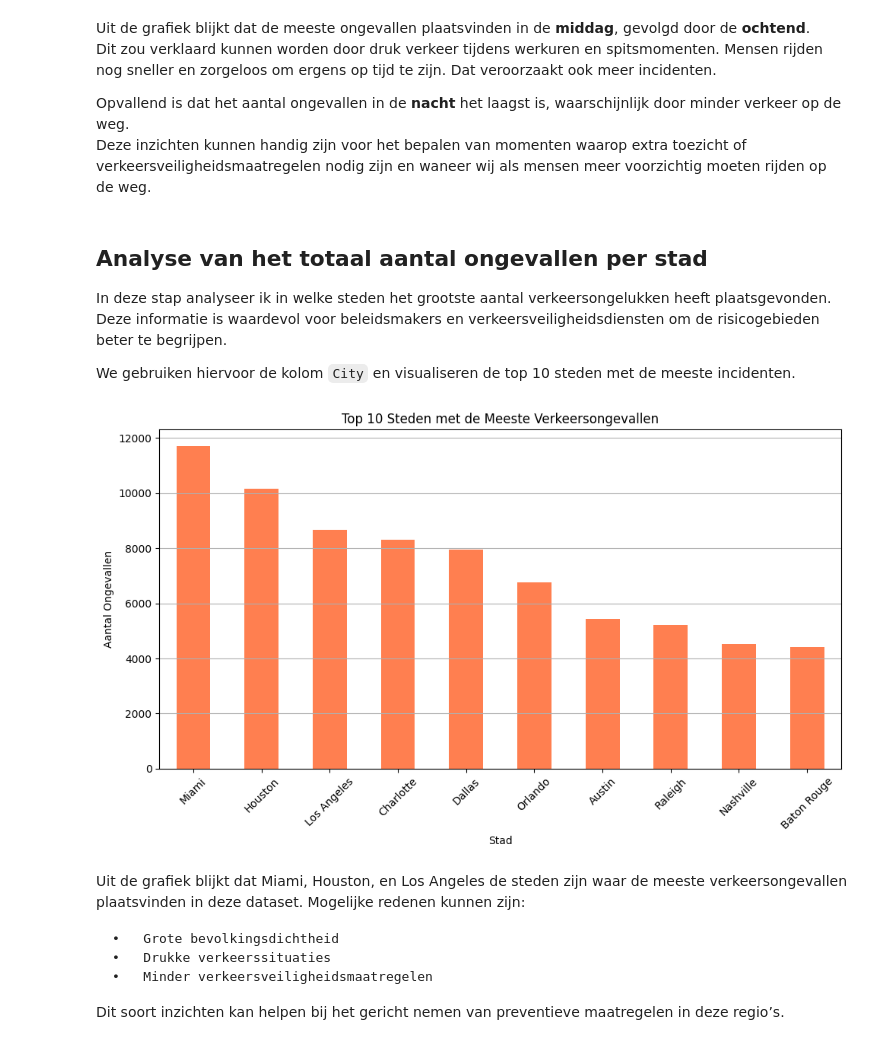
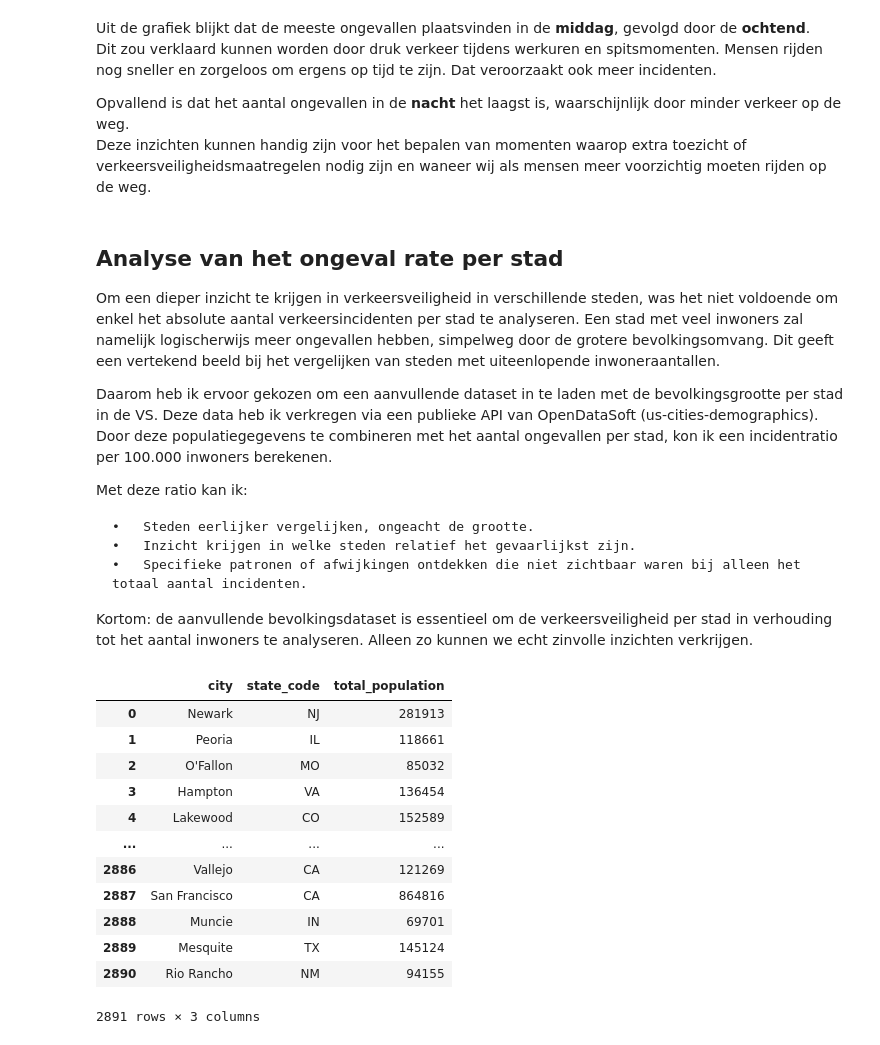
Before and after one commit to inalbekir/Portfolio, a Jupyter notebook: main.ipynb, the cells around one changed output. Drawn from its saved outputs; the diff is of its cells as text; code cells hidden in the pictures.

```diff
--- a/main.ipynb
+++ b/main.ipynb
@@ -449,35 +452,53 @@ Dit zou verklaard kunnen worden door druk verkeer tijdens werkuren en spitsmomen
 Opvallend is dat het aantal ongevallen in de **nacht** het laagst is, waarschijnlijk door minder verkeer op de weg.
 Deze inzichten kunnen handig zijn voor het bepalen van momenten waarop extra toezicht of verkeersveiligheidsmaatregelen nodig zijn en waneer wij als mensen meer voorzichtig moeten rijden op de weg.
 # %% [markdown]
-## Analyse van het totaal aantal ongevallen per stad
-In deze stap analyseer ik in welke steden het grootste aantal verkeersongelukken heeft plaatsgevonden.
-Deze informatie is waardevol voor beleidsmakers en verkeersveiligheidsdiensten om de risicogebieden beter te begrijpen.
+## Analyse van het ongeval rate per stad
+Om een dieper inzicht te krijgen in verkeersveiligheid in verschillende steden, was het niet voldoende om enkel het absolute aantal verkeersincidenten per stad te analyseren. Een stad met veel inwoners zal namelijk logischerwijs meer ongevallen hebben, simpelweg door de grotere bevolkingsomvang. Dit geeft een vertekend beeld bij het vergelijken van steden met uiteenlopende inwoneraantallen.
 
-We gebruiken hiervoor de kolom `City` en visualiseren de top 10 steden met de meeste incidenten.
+Daarom heb ik ervoor gekozen om een aanvullende dataset in te laden met de bevolkingsgrootte per stad in de VS. Deze data heb ik verkregen via een publieke API van OpenDataSoft (us-cities-demographics). Door deze populatiegegevens te combineren met het aantal ongevallen per stad, kon ik een incidentratio per 100.000 inwoners berekenen.
+
+Met deze ratio kan ik:
+
+	•	Steden eerlijker vergelijken, ongeacht de grootte.
+	•	Inzicht krijgen in welke steden relatief het gevaarlijkst zijn.
+	•	Specifieke patronen of afwijkingen ontdekken die niet zichtbaar waren bij alleen het totaal aantal incidenten.
+
+Kortom: de aanvullende bevolkingsdataset is essentieel om de verkeersveiligheid per stad in verhouding tot het aantal inwoners te analyseren. Alleen zo kunnen we echt zinvolle inzichten verkrijgen.
-# %%
-# De top 10 opnemen
-meest_stad = df['City'].value_counts().nlargest(10)
-
-# Visualisatie
-plt.figure(figsize=(10, 6))
-meest_stad.plot(kind='bar', color='coral')
-
-plt.title('Top 10 Steden met de Meeste Verkeersongevallen')
-plt.xlabel('Stad')
-plt.ylabel('Aantal Ongevallen')
-
-plt.xticks(rotation=45)
-plt.grid(axis='y')
-plt.tight_layout()
-
-plt.show()
-# %% [output]
-[figure, removed]
-# %% [markdown]
-Uit de grafiek blijkt dat Miami, Houston, en Los Angeles de steden zijn waar de meeste verkeersongevallen plaatsvinden in deze dataset. Mogelijke redenen kunnen zijn:
-
-	•	Grote bevolkingsdichtheid
-	•	Drukke verkeerssituaties
-	•	Minder verkeersveiligheidsmaatregelen
-
-Dit soort inzichten kan helpen bij het gericht nemen van preventieve maatregelen in deze regio’s.
+# %%
+# API aanvragen
+url = "https://public.opendatasoft.com/api/records/1.0/search/"
+params = {
+    "dataset": "us-cities-demographics",
+    "rows": 100,
+    "start": 0
+}
+
+all_data = []
+
+# Hele data inladen
+while params["start"] < 2900:  # Totaal is 2981
+    r = requests.get(url, params=params)
+    data = r.json()
+
+    for record in data["records"]:
+        all_data.append(record["fields"])
+
+    params["start"] += params["rows"]
+
+# Maak een DataFrame met de benodigde kolommen
+df1 = pd.DataFrame(all_data)[["city", "state_code", "total_population"]]
+df1
+# %% [output]
+|  | city | state_code | total_population |
+| 0 | Newark | NJ | 281913 |
+| 1 | Peoria | IL | 118661 |
+| 2 | O'Fallon | MO | 85032 |
+| 3 | Hampton | VA | 136454 |
+| 4 | Lakewood | CO | 152589 |
+| ... | ... | ... | ... |
+| 2886 | Vallejo | CA | 121269 |
+| 2887 | San Francisco | CA | 864816 |
+| 2888 | Muncie | IN | 69701 |
+| 2889 | Mesquite | TX | 145124 |
+| 2890 | Rio Rancho | NM | 94155 |
+2891 rows × 3 columns
```
Also changed, not shown: parts of 7 cells of this notebook.
